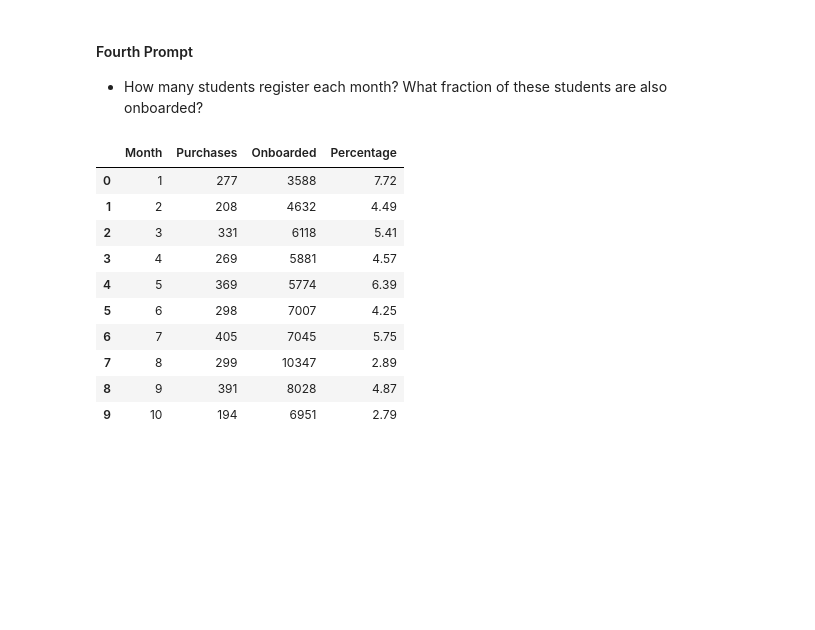
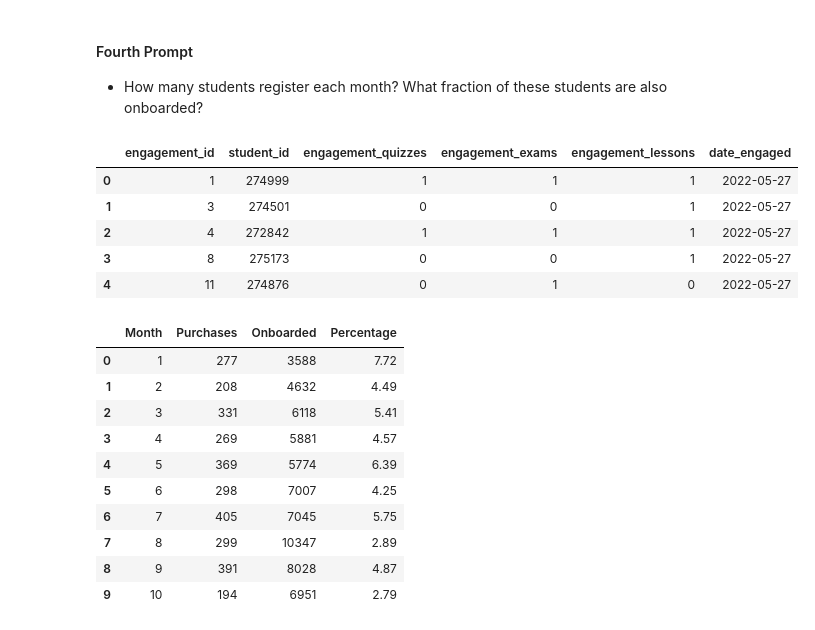
Before and after one commit to AryehRotberg/365-Learning-Data-Challenge, a Jupyter notebook: notebook/EDA.ipynb, the cells around one changed output. Saved outputs shown, nothing was run; the diff lists cells and outputs as text; code cells hidden in the pictures; blank space fills up the shorter version.

```diff
--- a/notebook/EDA.ipynb
+++ b/notebook/EDA.ipynb
@@ -105,4 +105,13 @@ student_engagement_df.groupby('student_id').size().reset_index()
 # %% [markdown]
 #### Fourth Prompt
 - How many students register each month? What fraction of these students are also onboarded?
+# %%
+student_engagement_df.head()
+# %% [output]
+|  | engagement_id | student_id | engagement_quizzes | engagement_exams | engagement_lessons | date_engaged |
+| 0 | 1 | 274999 | 1 | 1 | 1 | 2022-05-27 |
+| 1 | 3 | 274501 | 0 | 0 | 1 | 2022-05-27 |
+| 2 | 4 | 272842 | 1 | 1 | 1 | 2022-05-27 |
+| 3 | 8 | 275173 | 0 | 0 | 1 | 2022-05-27 |
+| 4 | 11 | 274876 | 0 | 1 | 0 | 2022-05-27 |
 # %%
```
Also changed, not shown: parts of 3 cells of this notebook.
